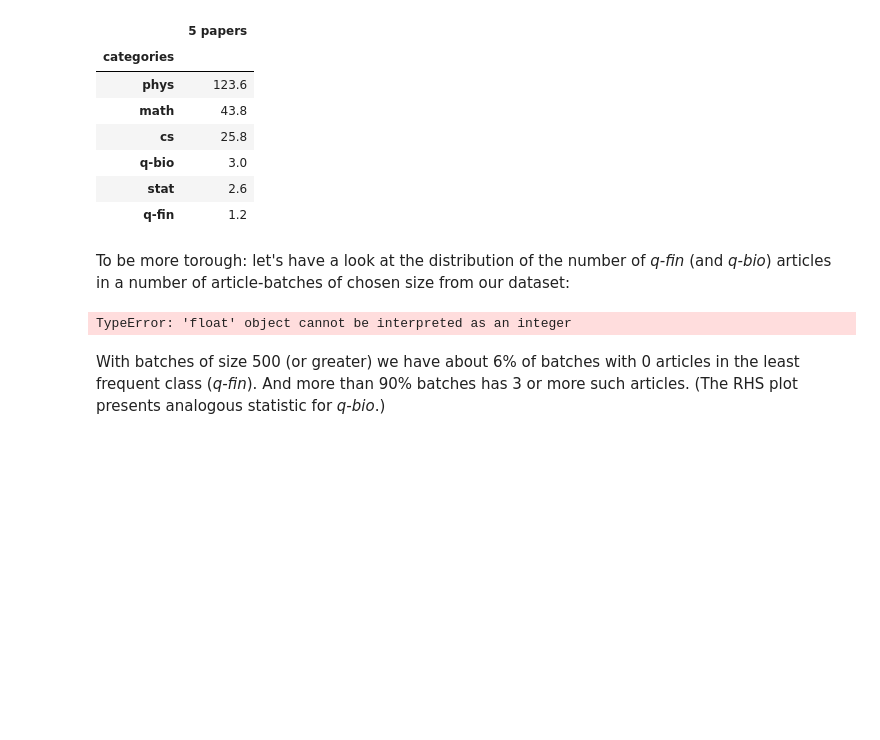
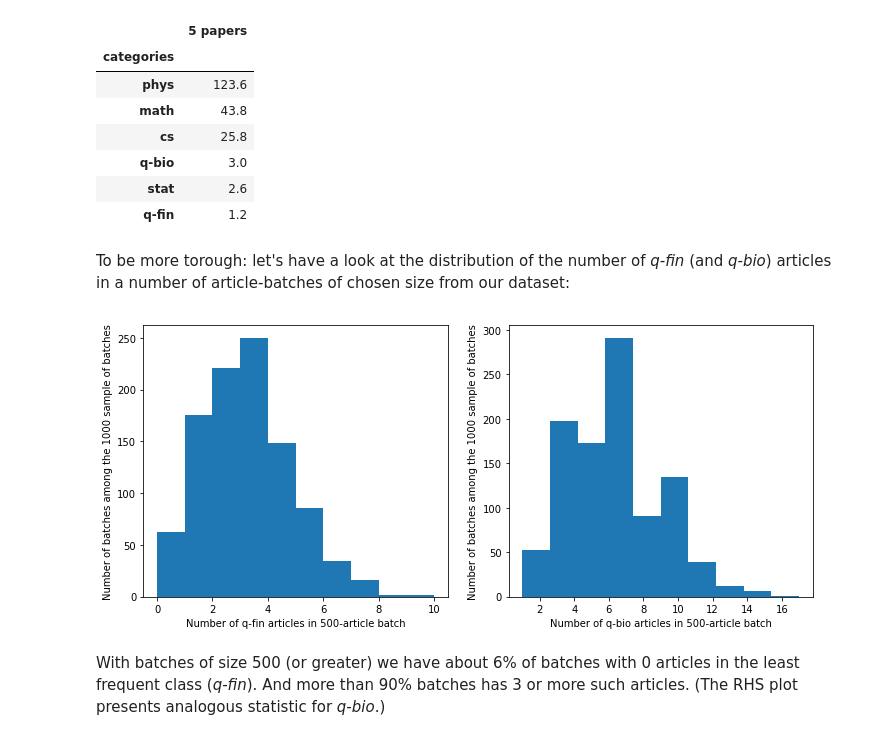
Before and after one commit to olszewskip/ArXiv_Classifier, a Jupyter notebook: arXiv_cleanup.ipynb, the cells around one changed output. Cells and saved outputs as stored; diff of their text form; code cells hidden in the pictures; blank space fills up the shorter version.

```diff
--- a/arXiv_cleanup.ipynb
+++ b/arXiv_cleanup.ipynb
@@ -704,33 +704,33 @@ for _ in range(3):
 # %% [markdown]
 To be more torough: let's have a look at the distribution of the number of *q-fin* (and *q-bio*) articles in a number of article-batches of chosen size from our dataset:
 # %%
-batch_size = 800
-n_batches = 500_000 / batch_size
+batch_size = 500
+n_batches = 500_000 // batch_size
 
 chunks = pd.read_csv(file, delimiter='\t', chunksize = batch_size)
 
 qfin_count = []
 qbio_count = []
 
 for _ in range(n_batches):
     chunk = next(chunks)
     qfin_count.append(np.sum(chunk.label == 'q-fin'))
     qbio_count.append(np.sum(chunk.label == 'q-bio'))
 
 plt.figure(figsize=(12, 5))
 
 plt.subplot(1, 2, 1)
 pd.Series(qfin_count).plot.hist()
 plt.ylabel(f'Number of batches among the {n_batches} sample of batches')
 plt.xlabel(f'Number of q-fin articles in {batch_size}-article batch')
 
 plt.subplot(1, 2, 2)
 pd.Series(qbio_count).plot.hist()
 plt.ylabel(f'Number of batches among the {n_batches} sample of batches')
 plt.xlabel(f'Number of q-bio articles in {batch_size}-article batch')
 plt.show()
 # %% [output]
-TypeError: 'float' object cannot be interpreted as an integer
+[figure, added]
 # %% [markdown]
 With batches of size 500 (or greater) we have about 6% of batches with 0 articles in the least frequent class (*q-fin*). And more than 90% batches has 3 or more such articles. (The RHS plot presents analogous statistic for *q-bio*.)
 # %% [markdown]
```
